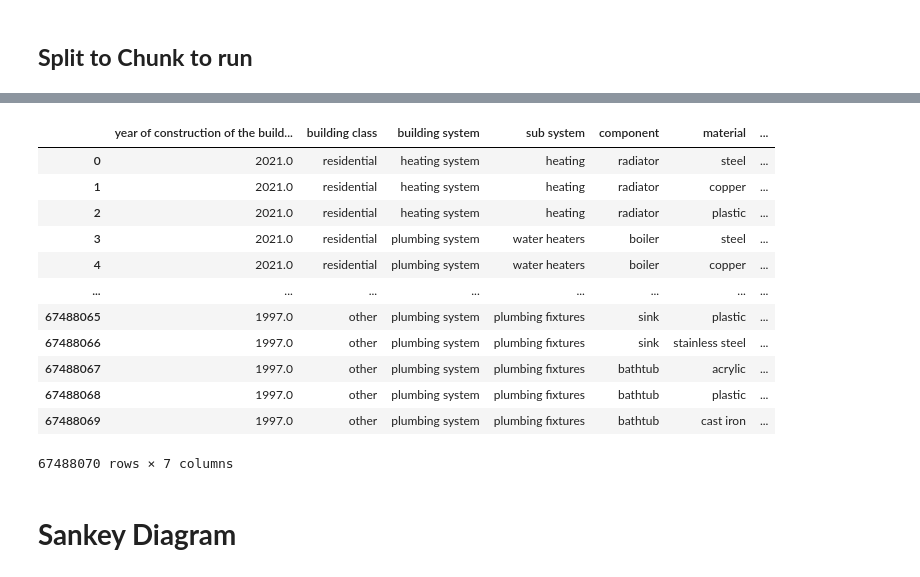
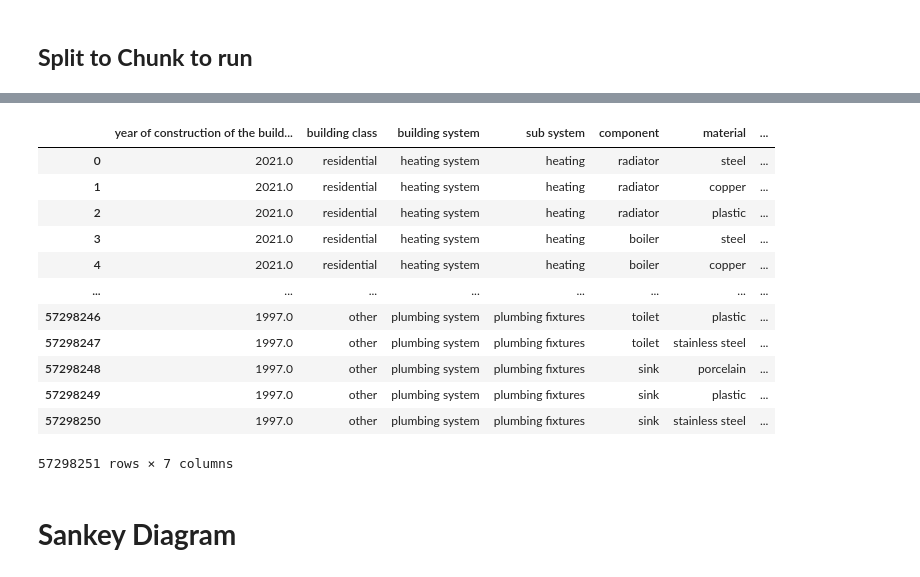
Before and after one commit to shuyanxiong/Integrated_Framework_Stock_Estimation, a Jupyter notebook: Connected_Database_Mathematical_Model copy.ipynb, the cells around one changed output, grey strips where cells are left out. Cells and saved outputs as stored; diff of their text form; code cells hidden in the pictures.

```diff
--- a/Connected_Database_Mathematical_Model copy.ipynb
+++ b/Connected_Database_Mathematical_Model copy.ipynb
@@ -283,7 +283,7 @@ df.to_csv('results_before parametric model_20241105.csv', index=False)
 ### **Test on Predictive Mathematical Models**
 # %%
 # read the results
-df = pd.read_csv(r'D:/Github/Data/results_before parametric model_20241105.csv')
+df = pd.read_csv(r'D:/Github/Data/data/results_before parametric model_20241209.csv')
 # %% [output]
 Columns (17,39,40) have mixed types. Specify dtype option on import or set low_memory=False.
 # %%
@@ -344,7 +344,7 @@ df['2hInst./Renov. hot water supply'] = df[['2hInst./Renov. hot water supply','y
 # %%
 # Approximate weights for each type of fixture in kilograms
 weight_per_toilet = 25      # kg
-weight_per_shower = 50      # kg
+weight_per_shower = 42      # kg bathome.net/thread-14341-1-1.html
 weight_per_sink = 15      # kg
 weight_per_bathtub = 100     # kg
 
@@ -737,4 +754,5 @@ df3 = pd.read_csv('df3.csv')
 # %%
+import pandas as pd
 # Define a mapping dictionary for building classes
 building_class_mapping = {
     'Building with one apartment': 'residential',
@@ -780,7 +798,7 @@ building_category_mapping = {
 }
 
 # read df_material_weights
-df_material_weights = pd.read_csv('D:/Github/Data/data/material_weight_data_20241112.txt')
+df_material_weights = pd.read_csv('D:/Github/Data/data/material_weight_data_20241209.txt')
 # Copy the original dataframe
 df2 = df_material_weights.copy()
 
@@ -795,4 +813,5 @@ df2['building class'] = df2['building class'].fillna('other')
 # %% [markdown]
 ## **Split to Chunk to run**
 # %%
-df_BC_BS_matrix = pd.read_csv('df3.csv')
+df3 = pd.read_csv('df3.csv')
+df3
@@ -799,14 +832,21 @@ df_BC_BS_matrix = pd.read_csv('df3.csv')
 # %%
 import pandas as pd
 
-# Step 1: Remove duplicates from df3 based on 'item' by keeping the first occurrence
-unique_df3 = df3.drop_duplicates(subset=['item'])
+# Assuming df3 and df2 are already loaded DataFrames
 
-# Step 2: Create a dictionary from the unique_df3 for mapping
-item_mapping = unique_df3.set_index('item')[['building system', 'sub system', 'component']].to_dict('index')
+# Step 1: Remove duplicates from df3 based on 'building category' and 'item'
+# to ensure a unique mapping for each category-item pair
+unique_df3 = df3.drop_duplicates(subset=['building category', 'item'])
+
+# Step 2: Create a dictionary keyed by a tuple of (building category, item)
+item_mapping = (
+    unique_df3
+    .set_index(['building category', 'item'])[['building system', 'sub system', 'component']]
+    .to_dict('index')
+)
 
 # Step 3: Define chunk size and prepare an empty list for records
-chunk_size = 10000  # Adjust the chunk size based on your memory capacity
+chunk_size = 10000  # Adjust as needed
 records = []
 
 # Function to process each chunk of df2
@@ -815,49 +855,54 @@ def process_chunk(chunk):
     for _, row in chunk.iterrows():
         year = row['year of construction of the building yyyy']
         category = row['building class']
+
+        # Iterate over all columns that might represent items
         for col in row.index:
-            if col in item_mapping:
-                # Extract the real part if the value is complex; otherwise, keep as is
+            # Construct a key based on building class from df2 and the item (col)
+            category_item_key = (category, col)
+
+            # Check if this category-item pair is in the mapping
+            if category_item_key in item_mapping:
                 material_weight = row[col].real if isinstance(row[col], complex) else row[col]
 
-                # Convert any '0j' values to 0
+                # Convert '0j' complex zeros or other invalid values to 0 if needed
                 if isinstance(material_weight, (int, float)) and material_weight > 0:
-                    system_info = item_mapping[col]
+                    system_info = item_mapping[category_item_key]
                     chunk_records.append({
                         'year of construction of the building yyyy': year,
                         'building class': category,
                         'building system': system_info['building system'],
                         'sub system': system_info['sub system'],
                         'component': system_info['component'],
                         'material': col.split('_')[0],
                         'material_weight': material_weight
                     })
     return chunk_records
 
 # Step 4: Process df2 in chunks
 for start in range(0, len(df2), chunk_size):
     chunk = df2.iloc[start:start + chunk_size]
     chunk_records = process_chunk(chunk)
-    records.extend(chunk_records)  # Append chunk results to the main records list
+    records.extend(chunk_records)
 
 # Step 5: Create the final DataFrame
 final_df = pd.DataFrame(records)
 
 # Display the DataFrame
 final_df
 # %% [output]
 |  | year of construction of the build... | building class | building system | sub system | component | material | ... |
 | 0 | 2021.0 | residential | heating system | heating | radiator | steel | ... |
 | 1 | 2021.0 | residential | heating system | heating | radiator | copper | ... |
 | 2 | 2021.0 | residential | heating system | heating | radiator | plastic | ... |
-| 3 | 2021.0 | residential | plumbing system | water heaters | boiler | steel | ... |
-| 4 | 2021.0 | residential | plumbing system | water heaters | boiler | copper | ... |
+| 3 | 2021.0 | residential | heating system | heating | boiler | steel | ... |
+| 4 | 2021.0 | residential | heating system | heating | boiler | copper | ... |
 | ... | ... | ... | ... | ... | ... | ... | ... |
-| 67488065 | 1997.0 | other | plumbing system | plumbing fixtures | sink | plastic | ... |
-| 67488066 | 1997.0 | other | plumbing system | plumbing fixtures | sink | stainless steel | ... |
-| 67488067 | 1997.0 | other | plumbing system | plumbing fixtures | bathtub | acrylic | ... |
-| 67488068 | 1997.0 | other | plumbing system | plumbing fixtures | bathtub | plastic | ... |
-| 67488069 | 1997.0 | other | plumbing system | plumbing fixtures | bathtub | cast iron | ... |
+| 57298246 | 1997.0 | other | plumbing system | plumbing fixtures | toilet | plastic | ... |
+| 57298247 | 1997.0 | other | plumbing system | plumbing fixtures | toilet | stainless steel | ... |
+| 57298248 | 1997.0 | other | plumbing system | plumbing fixtures | sink | porcelain | ... |
+| 57298249 | 1997.0 | other | plumbing system | plumbing fixtures | sink | plastic | ... |
+| 57298250 | 1997.0 | other | plumbing system | plumbing fixtures | sink | stainless steel | ... |
-67488070 rows × 7 columns
+57298251 rows × 7 columns
 # %%
 # Save the final DataFrame to a CSV file
```
Also changed, not shown: parts of 42 cells of this notebook, 13 other files.
